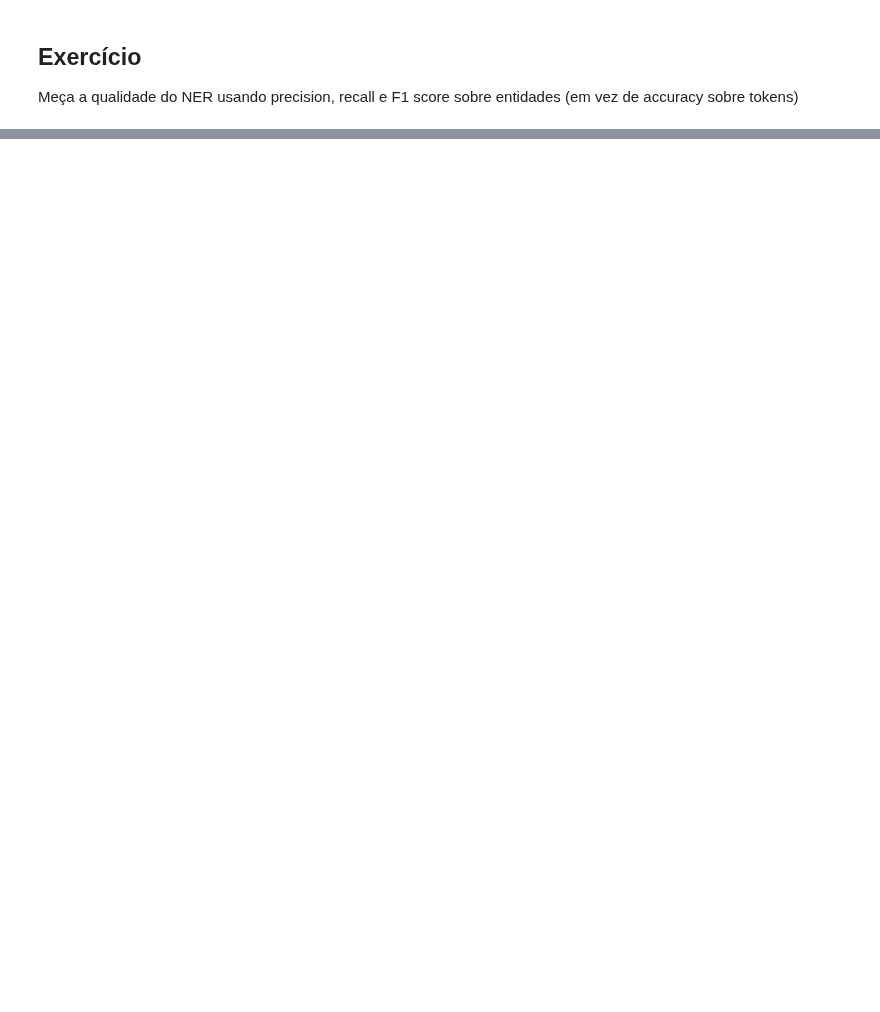
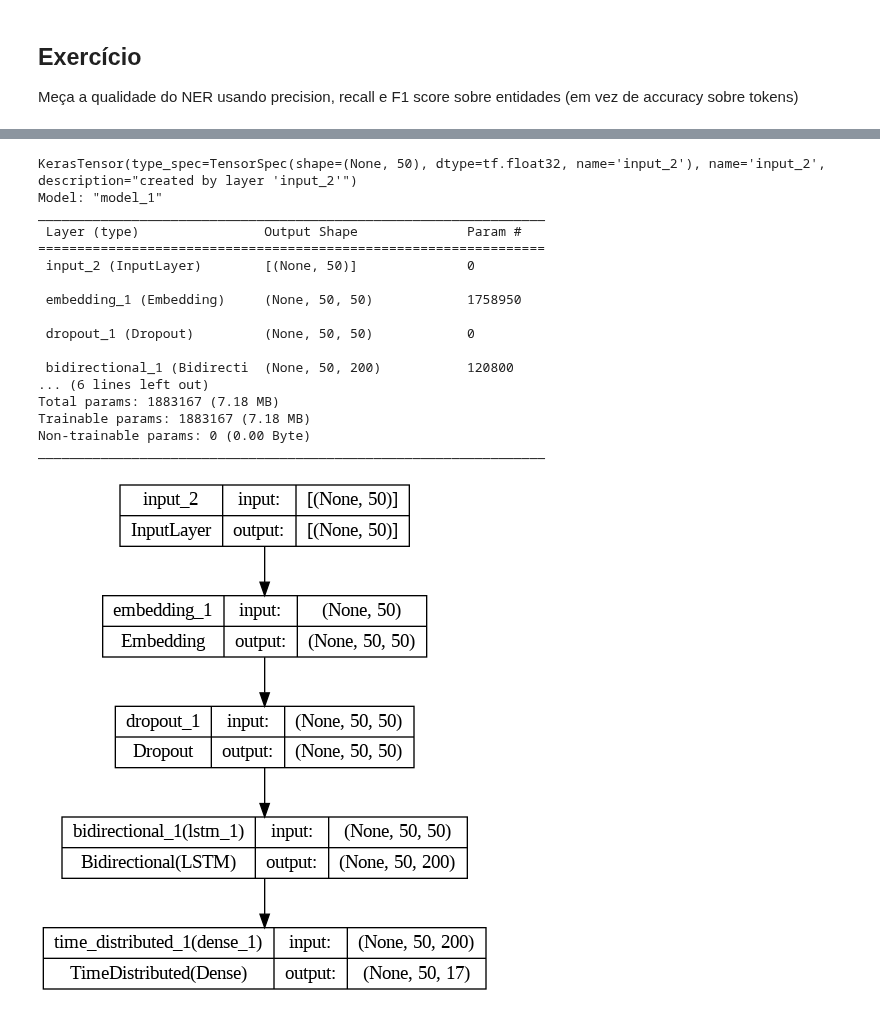
Before and after one commit to jorgelpbarretob/Master-Sirius, a Jupyter notebook: Módulo 3 - Design de Experimentos e Deep Learning/Semana 5/NER_LSTM.ipynb, the cells around one changed output, grey strips where cells are left out. Drawn from its saved outputs; the diff is of its cells as text; code cells hidden in the pictures; blank space fills up the shorter version.

```diff
--- a/Módulo 3 - Design de Experimentos e Deep Learning/Semana 5/NER_LSTM.ipynb
+++ b/Módulo 3 - Design de Experimentos e Deep Learning/Semana 5/NER_LSTM.ipynb
@@ -434,0 +443,55 @@ Meça a qualidade do NER usando precision, recall e F1 score sobre entidades (em
+# %%
+import tensorflow as tf
+
+def f1_score(y_true, y_pred):
+    """
+    Compute F1 Score using TensorFlow operations.
+    """
+    # Calculate precision and recall
+    true_positives = tf.keras.backend.sum(tf.keras.backend.round(tf.keras.backend.clip(y_true * y_pred, 0, 1)))
+    possible_positives = tf.keras.backend.sum(tf.keras.backend.round(tf.keras.backend.clip(y_true, 0, 1)))
+    predicted_positives = tf.keras.backend.sum(tf.keras.backend.round(tf.keras.backend.clip(y_pred, 0, 1)))
+
+    precision = true_positives / (predicted_positives + tf.keras.backend.epsilon())
+    recall = true_positives / (possible_positives + tf.keras.backend.epsilon())
+
+    # Calculate F1 score
+    f1_val = 2 * (precision * recall) / (precision + recall + tf.keras.backend.epsilon())
+
+    return f1_val
+# %%
+input = Input(shape=(max_len,))
+
+print(input)
+
+# O input (agora sequências de números) são mapeadas em vetores de dimensionalidade 50
+# https://keras.io/layers/embeddings/
+model = Embedding(input_dim=n_words, output_dim=50, input_length=max_len)(input)
+
+# Aplicando Dropout
+# https://keras.io/layers/core/#dropout
+model = Dropout(0.1)(model)
+
+# Definindo uma LSTM
+#model = LSTM(units=100, return_sequences=True, recurrent_dropout=0.1)(model)
+
+# Definida uma LSTM bidirecional. Observe que a saída obtida de cada palavra é
+# fornecido apenas especificando return_sequences=True
+# https://keras.io/layers/wrappers/
+model = Bidirectional(LSTM(units=100, return_sequences=True, recurrent_dropout=0.1))(model)
+
+# Uma camada densa é definida para reduzir o espaço à mesma dimensionalidade da saída
+# Um softmax é aplicado
+out = TimeDistributed(Dense(n_tags, activation="softmax"))(model)
+
+# O modelo é compilado
+model = Model(input, out)
+model.compile(optimizer="adam", loss="categorical_crossentropy", metrics=[f1_score])
+
+#Imprimindo o modelo
+model.summary()
+
+#Visualizando em uma imagem
+plot_model(model, to_file='model.png', show_shapes=True)
+Image(filename='model.png')
+# %% [output]
@@ -434,0 +501,18 @@ Meça a qualidade do NER usando precision, recall e F1 score sobre entidades (em
+KerasTensor(type_spec=TensorSpec(shape=(None, 50), dtype=tf.float32, name='input_2'), name='input_2', description="created by layer 'input_2'")
+Model: "model_1"
+_________________________________________________________________
+ Layer (type)                Output Shape              Param #
+=================================================================
+ input_2 (InputLayer)        [(None, 50)]              0
+
+ embedding_1 (Embedding)     (None, 50, 50)            1758950
+
+ dropout_1 (Dropout)         (None, 50, 50)            0
+
+ bidirectional_1 (Bidirecti  (None, 50, 200)           120800
+... (6 lines left out)
+Total params: 1883167 (7.18 MB)
+Trainable params: 1883167 (7.18 MB)
+Non-trainable params: 0 (0.00 Byte)
+_________________________________________________________________
+[figure, added]
```
Also changed, not shown: parts of 15 cells of this notebook.
